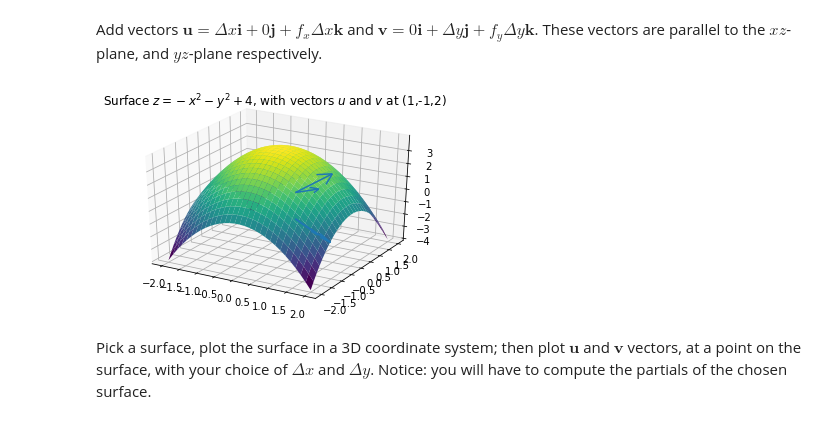
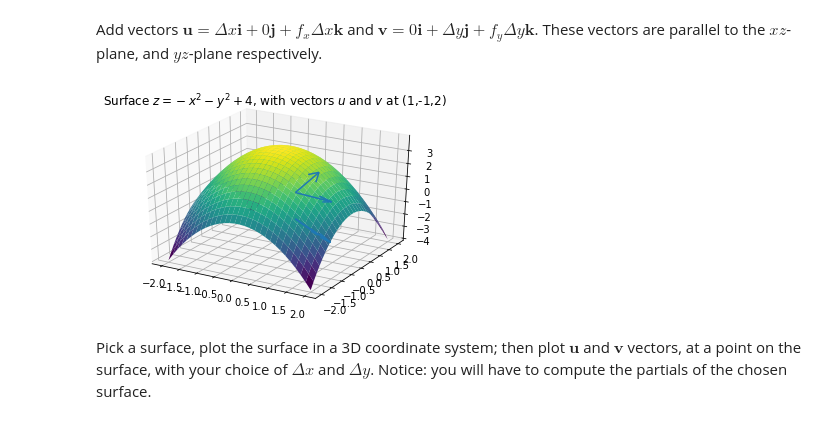
Before and after one commit to yajuna/tmath324code, a Jupyter notebook: Lab1SurfaceAreaApproximation.ipynb, the cells around one changed output. Cells and saved outputs as stored; diff of their text form; code cells hidden in the pictures.

Commit message:
fixes typo

```diff
--- a/Lab1SurfaceAreaApproximation.ipynb
+++ b/Lab1SurfaceAreaApproximation.ipynb
@@ -27,21 +29,25 @@ Add vectors $\mathbf{u}=\Delta x\mathbf{i}+ 0\mathbf{j} + f_x \Delta x\mathbf{k}
 # %%
 # take Delta x = 0.5, Delta y = 0.3, vect are u and v, at (1,-1,2)
 # vectProj are projections of u and v on the xy-plane.
 
-vect = np.array([[1,-1,2,1.5,-1,3],[1,-1,2,1,-0.7,1.4]])
+import numpy as np
+######  TYPO FIXED
+vect = np.array([[1,-1,2,1.5,-1,1],[1,-1,2,1,-0.7,2.6]])
+# vect = (initial point, end point) = (intial point, initial point + u)
+
 vectProj = np.array([[1,-1,0,1.5,-1,0],[1,-1,0,1,-0.7,0]])
 
 X, Y, Z, U, V, W = zip(*vect)
 A, B, C, D, E, F = zip(*vectProj)
 fig = plt.figure()
 ax = plt.axes(projection='3d')
 ax.quiver(X, Y, Z, U, V, W)
 ax.quiver(A, B, C, D, E, F)
 ax.plot_surface(x, y, z,cmap='viridis', edgecolor='none')
 ax.set_title('Surface $z = -x^2 -y^2 + 4$, with vectors $u$ and $v$ at (1,-1,2)')
 plt.show()
 # %% [output]
-[figure, old version]
+[figure, new version]
 # %% [markdown]
 Pick a surface, plot the surface in a 3D coordinate system; then plot $\mathbf{u}$ and $\mathbf{v}$ vectors, at a point on the surface, with your choice of $\Delta x$ and $\Delta y$. Notice: you will have to compute the partials of the chosen surface.
 # %%
```
Also changed, not shown: parts of 1 cell of this notebook.
